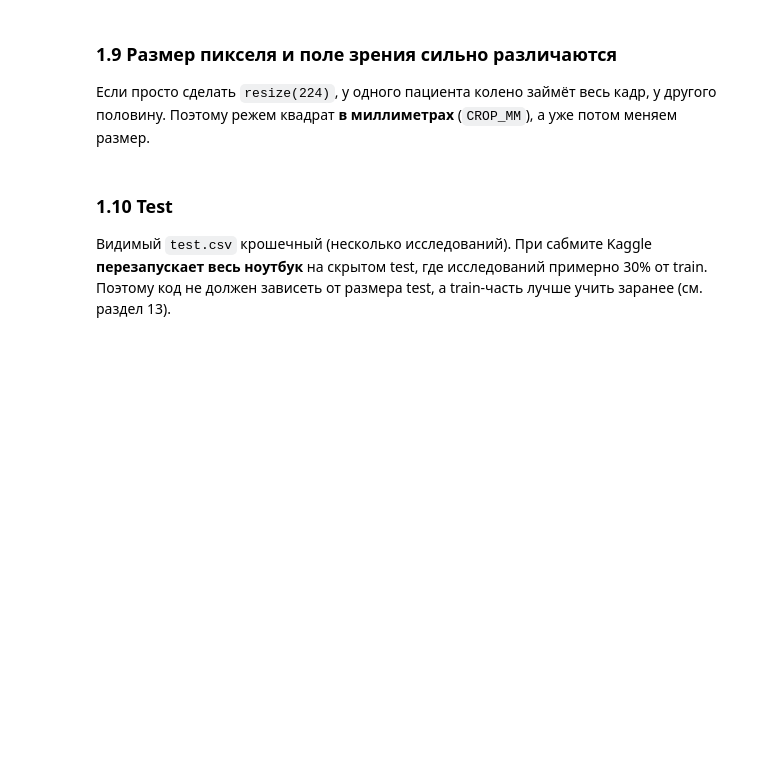
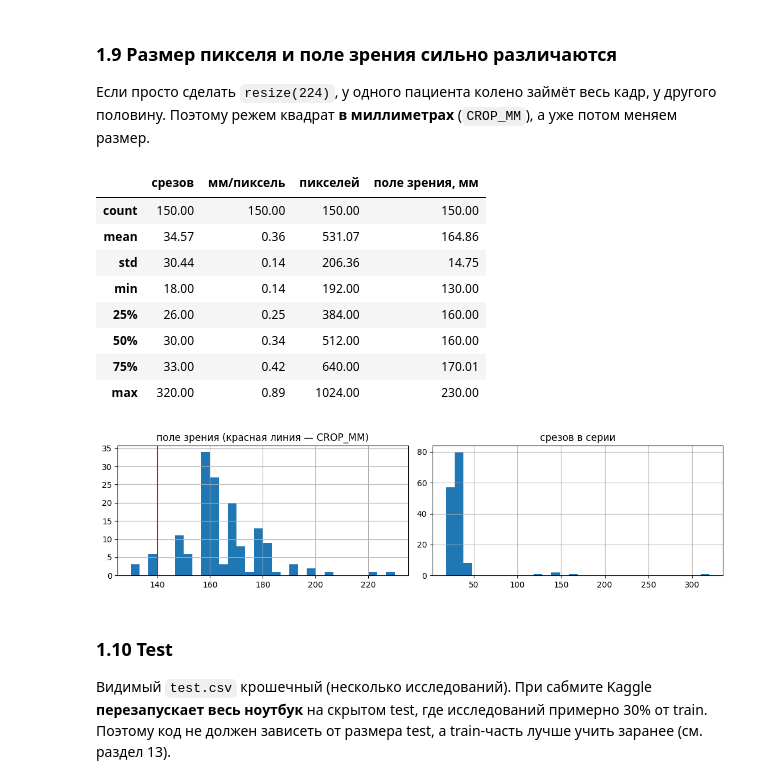
Before and after one commit to Tihonizy/kaggle-deep-learning, a Jupyter notebook: rsna-knee-abnormality-detection/02_report_labels_mil.ipynb, the cells around one changed output. Drawn from its saved outputs; the diff is of its cells as text; code cells hidden in the pictures; blank space fills up the shorter version.

```diff
--- a/rsna-knee-abnormality-detection/02_report_labels_mil.ipynb
+++ b/rsna-knee-abnormality-detection/02_report_labels_mil.ipynb
@@ -334,20 +466,31 @@ plt.tight_layout(); plt.show()
 # %%
 rows = []
 for r in train_series.sample(min(150, len(train_series)), random_state=0).itertuples():
     d = DATA_DIR / "train_series" / str(r.StudyInstanceUID) / str(r.SeriesInstanceUID)
     fs = [f for f in os.listdir(d) if f.endswith(".dcm")] if d.is_dir() else []
     if not fs:
         continue
     h = pydicom.dcmread(d / fs[0], stop_before_pixels=True, force=True)
     ps = float(h.PixelSpacing[0]) if "PixelSpacing" in h else np.nan
     rows.append({"плоскость": r.Anatomical_Plane, "срезов": len(fs), "мм/пиксель": ps,
                  "пикселей": int(h.Rows), "поле зрения, мм": int(h.Rows) * ps})
 geo = pd.DataFrame(rows)
 display(geo.describe().round(2))
 fig, ax = plt.subplots(1, 2, figsize=(11, 3))
-geo["поле зрения, мм"].hist(ax=ax[0], bins=30); ax[0].axvline(CROP_MM, color="r"); ax[0].set_title("поле зрения (красная линия - CROP_MM)")
+geo["поле зрения, мм"].hist(ax=ax[0], bins=30); ax[0].axvline(CROP_MM, color="r"); ax[0].set_title("поле зрения (красная линия — CROP_MM)")
 geo["срезов"].hist(ax=ax[1], bins=30); ax[1].set_title("срезов в серии")
 plt.tight_layout(); plt.show()
+# %% [output]
+|  | срезов | мм/пиксель | пикселей | поле зрения, мм |
+| count | 150.00 | 150.00 | 150.00 | 150.00 |
+| mean | 34.57 | 0.36 | 531.07 | 164.86 |
+| std | 30.44 | 0.14 | 206.36 | 14.75 |
+| min | 18.00 | 0.14 | 192.00 | 130.00 |
+| 25% | 26.00 | 0.25 | 384.00 | 160.00 |
+| 50% | 30.00 | 0.34 | 512.00 | 160.00 |
+| 75% | 33.00 | 0.42 | 640.00 | 170.01 |
+| max | 320.00 | 0.89 | 1024.00 | 230.00 |
+[figure, added]
 # %% [markdown]
 ### 1.10 Test
 
```
Also changed, not shown: parts of 53 cells of this notebook, 1 other file.
